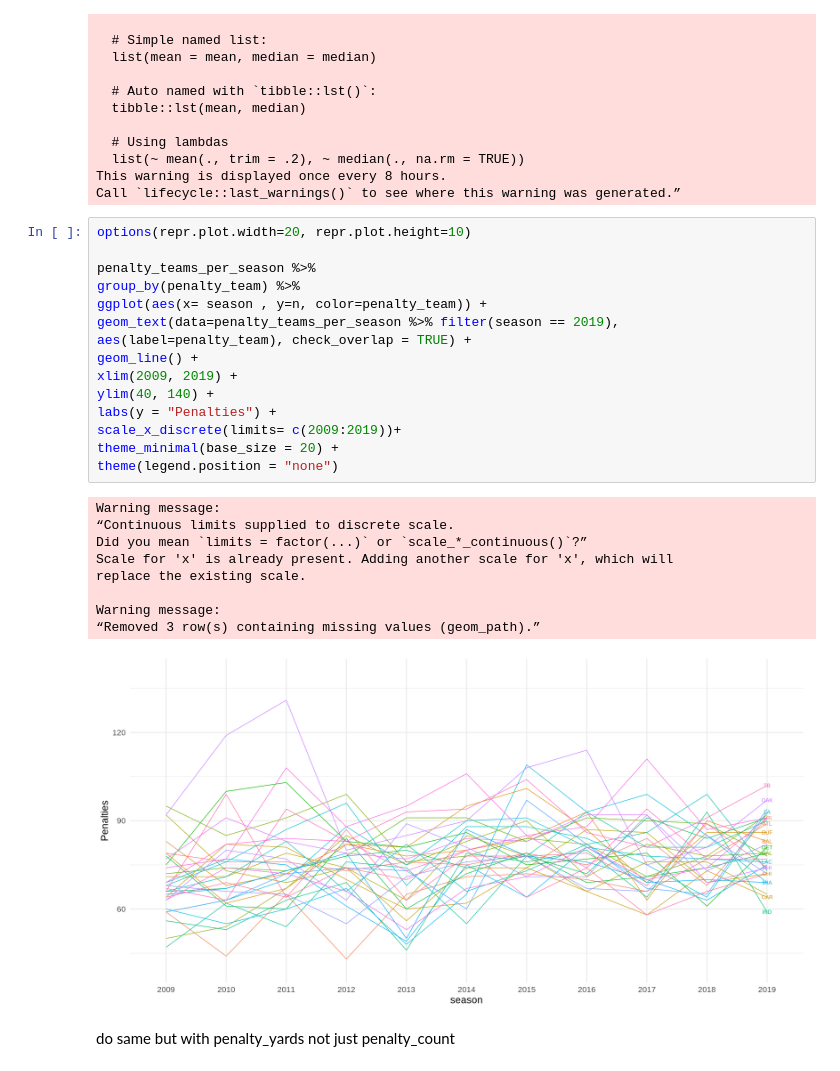
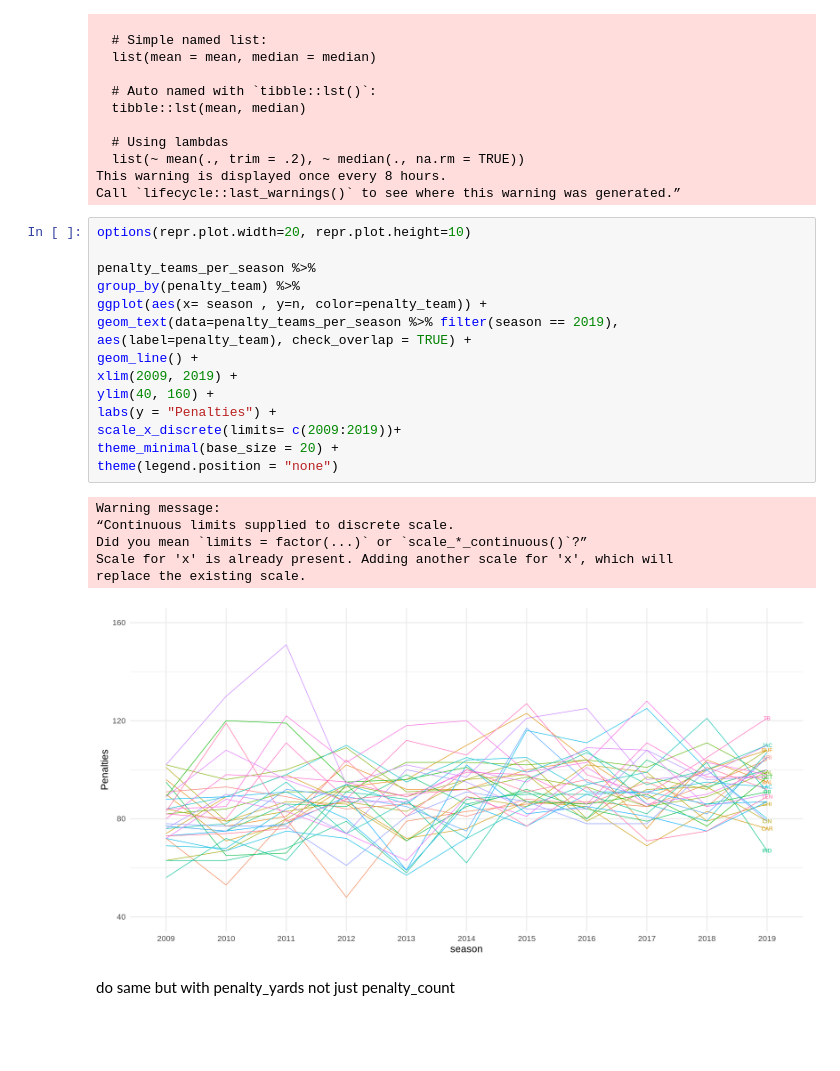
Before and after one commit to rennerm1/NFL-Data-Science-Project, a Jupyter notebook: playingaround.ipynb, the cells around one changed output. Saved outputs shown, nothing was run; the diff lists cells and outputs as text; blank space fills up the shorter version.

```diff
--- a/playingaround.ipynb
+++ b/playingaround.ipynb
@@ -260,26 +260,23 @@ Call `lifecycle::last_warnings()` to see where this warning was generated.”
 # %%
 options(repr.plot.width=20, repr.plot.height=10)
 
 penalty_teams_per_season %>%
 group_by(penalty_team) %>%
 ggplot(aes(x= season , y=n, color=penalty_team)) +
 geom_text(data=penalty_teams_per_season %>% filter(season == 2019), aes(label=penalty_team), check_overlap = TRUE) +
 geom_line() +
 xlim(2009, 2019) +
-ylim(40, 140) +
+ylim(40, 160) +
 labs(y = "Penalties") +
 scale_x_discrete(limits= c(2009:2019))+
 theme_minimal(base_size = 20) +
 theme(legend.position = "none")
 # %% [output]
 Warning message:
 “Continuous limits supplied to discrete scale.
 Did you mean `limits = factor(...)` or `scale_*_continuous()`?”
 Scale for 'x' is already present. Adding another scale for 'x', which will
 replace the existing scale.
-
-Warning message:
-“Removed 3 row(s) containing missing values (geom_path).”
-[figure, old version]
+[figure, new version]
 # %% [markdown]
 do same but with penalty_yards not just penalty_count
```
Also changed, not shown: parts of 6 cells of this notebook.
